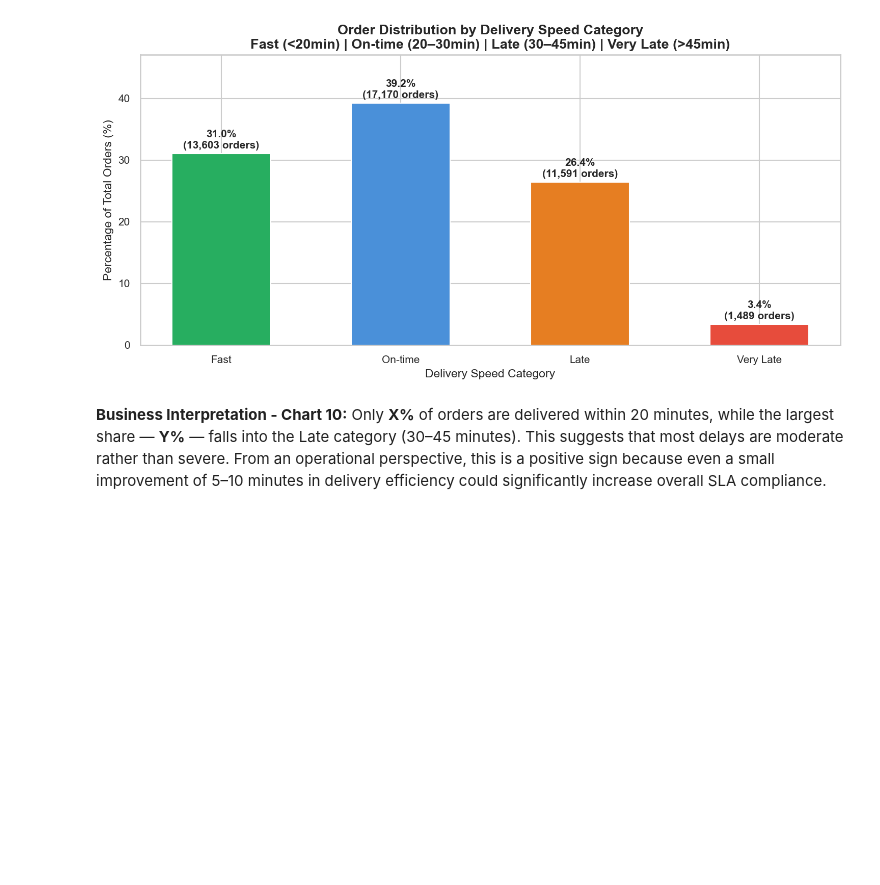
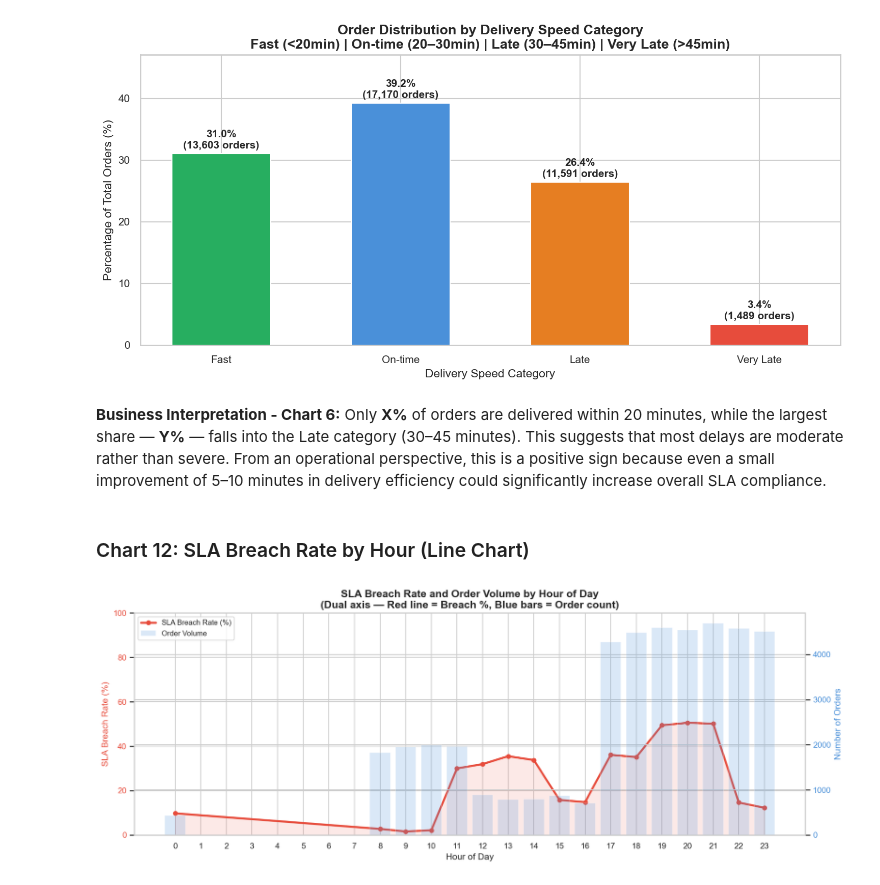
Before and after one commit to Chandansahu18/food-delivery-operations-analytics-dashboard, a Jupyter notebook: notebooks/eda.ipynb, the cells around one changed output. Saved outputs shown, nothing was run; the diff lists cells and outputs as text; code cells hidden in the pictures; blank space fills up the shorter version.

Commit message:
feat: add dual axis hourly breach rate vs volume chart

```diff
--- a/notebooks/eda.ipynb
+++ b/notebooks/eda.ipynb
@@ -342,4 +342,53 @@ plt.show()
 # %% [output]
 [figure]
 # %% [markdown]
-**Business Interpretation - Chart 10:** Only **X%** of orders are delivered within 20 minutes, while the largest share — **Y%** — falls into the Late category (30–45 minutes). This suggests that most delays are moderate rather than severe. From an operational perspective, this is a positive sign because even a small improvement of 5–10 minutes in delivery efficiency could significantly increase overall SLA compliance.
+**Business Interpretation - Chart 6:** Only **X%** of orders are delivered within 20 minutes, while the largest share — **Y%** — falls into the Late category (30–45 minutes). This suggests that most delays are moderate rather than severe. From an operational perspective, this is a positive sign because even a small improvement of 5–10 minutes in delivery efficiency could significantly increase overall SLA compliance.
+# %% [markdown]
+### Chart 12: SLA Breach Rate by Hour (Line Chart)
+# %%
+hourly = (
+    df[df['order_hour'].notna()]
+    .groupby('order_hour')
+    .agg(
+        total_orders = ('order_id', 'count'),
+        breach_pct   = ('sla_breached', lambda x: x.mean()*100)
+    )
+    .reset_index()
+)
+
+fig, ax1 = plt.subplots(figsize=(13, 5))
+
+# line: breach rate
+color1 = '#E74C3C'
+ax1.plot(hourly['order_hour'], hourly['breach_pct'],
+         color=color1, linewidth=2.5, marker='o',
+         markersize=5, label='SLA Breach Rate (%)')
+ax1.fill_between(hourly['order_hour'], hourly['breach_pct'],
+                 alpha=0.12, color=color1)
+ax1.set_xlabel('Hour of Day')
+ax1.set_ylabel('SLA Breach Rate (%)', color=color1)
+ax1.tick_params(axis='y', labelcolor=color1)
+ax1.set_ylim(0, 100)
+
+# bar: order volume
+ax2 = ax1.twinx()
+ax2.bar(hourly['order_hour'], hourly['total_orders'],
+        alpha=0.2, color='#4A90D9', label='Order Volume')
+ax2.set_ylabel('Number of Orders', color='#4A90D9')
+ax2.tick_params(axis='y', labelcolor='#4A90D9')
+
+# combined legend
+lines1, labels1 = ax1.get_legend_handles_labels()
+lines2, labels2 = ax2.get_legend_handles_labels()
+ax1.legend(lines1 + lines2, labels1 + labels2,
+           loc='upper left', fontsize=9)
+
+ax1.set_title('SLA Breach Rate and Order Volume by Hour of Day\n'
+              '(Dual axis — Red line = Breach %, Blue bars = Order count)')
+ax1.set_xticks(range(0, 24))
+
+plt.tight_layout()
+plt.savefig(OUTPUT_DIR + 'chart07_hourly_breach_trend.png', bbox_inches='tight')
+plt.show()
+# %% [output]
+[figure, added]
```
Also changed, not shown: parts of 1 cell of this notebook, 1 other file.
